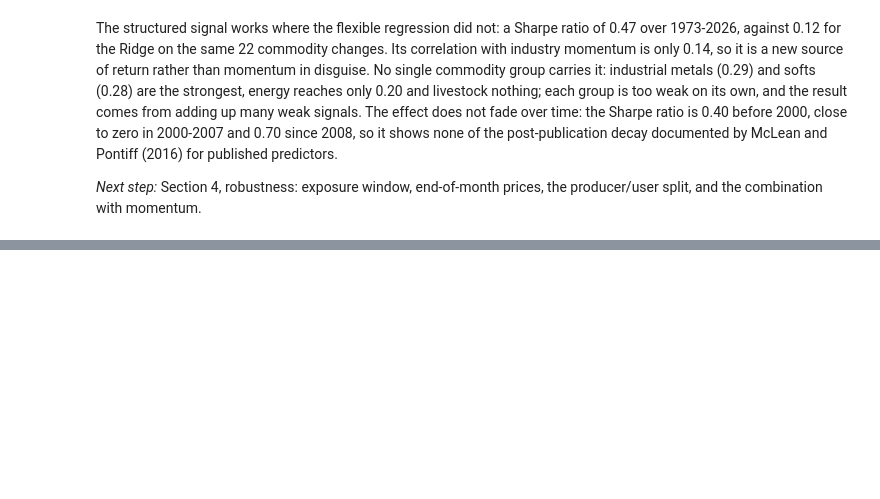
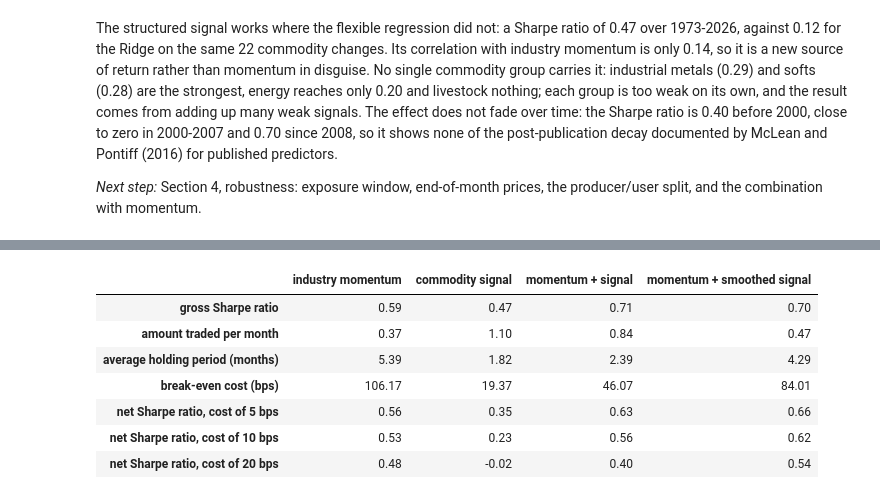
Before and after one commit to SelimLali/Machine_Learning_Trading, a Jupyter notebook: commodities_lead_industries.ipynb, the cells around one changed output, grey strips where cells are left out. Cells and saved outputs as stored; diff of their text form; code cells hidden in the pictures; blank space fills up the shorter version.

```diff
--- a/commodities_lead_industries.ipynb
+++ b/commodities_lead_industries.ipynb
@@ -639,0 +787,35 @@ The structured signal works where the flexible regression did not: a Sharpe rati
+# %%
+# Turnover and transaction costs (holding period defined as in the course notebook 30_Transaction_cost)
+def cost_statistics(predictions, costs_bps=(5, 10, 20)):
+    """Turnover, average holding period, break-even cost and net Sharpe ratios of the long-short portfolio."""
+    positions = predictions.apply(long_short_positions, axis=1)
+    gross = (positions.shift(1) * industry_returns).sum(axis=1).loc[EVALUATION_START:]    # P&L in % per month
+    traded = positions.diff().abs().sum(axis=1).shift(1).loc[EVALUATION_START:]            # buys + sells needed to enter the month's positions
+    leverage = positions.abs().sum(axis=1).shift(1).loc[EVALUATION_START:]                 # equal to 1 by construction
+    stats = {"gross Sharpe ratio": sharpe_ratio(gross),
+             "amount traded per month": traded.mean(),
+             "average holding period (months)": leverage.mean() / (traded.mean() / 2),
+             "break-even cost (bps)": 100 * gross.mean() / traded.mean()}
+    for cost in costs_bps:
+        stats[f"net Sharpe ratio, cost of {cost} bps"] = sharpe_ratio(gross - traded * cost / 100)
+    return pd.Series(stats)
+
+
+smoothed_signal = signal.ewm(halflife=2).mean()   # weights 0.71**k on the signal of k months ago, rescaled to sum to one
+
+costs = pd.DataFrame({
+    "industry momentum": cost_statistics(momentum_prediction),
+    "commodity signal": cost_statistics(signal),
+    "momentum + signal": cost_statistics(combined_prediction),
+    "momentum + smoothed signal": cost_statistics(zscore(momentum_prediction) + zscore(smoothed_signal)),
+})
+costs.round(2)
+# %% [output]
+|  | industry momentum | commodity signal | momentum + signal | momentum + smoothed signal |
+| gross Sharpe ratio | 0.59 | 0.47 | 0.71 | 0.70 |
+| amount traded per month | 0.37 | 1.10 | 0.84 | 0.47 |
+| average holding period (months) | 5.39 | 1.82 | 2.39 | 4.29 |
+| break-even cost (bps) | 106.17 | 19.37 | 46.07 | 84.01 |
+| net Sharpe ratio, cost of 5 bps | 0.56 | 0.35 | 0.63 | 0.66 |
+| net Sharpe ratio, cost of 10 bps | 0.53 | 0.23 | 0.56 | 0.62 |
+| net Sharpe ratio, cost of 20 bps | 0.48 | -0.02 | 0.40 | 0.54 |
```
Also changed, not shown: parts of 14 cells of this notebook.
